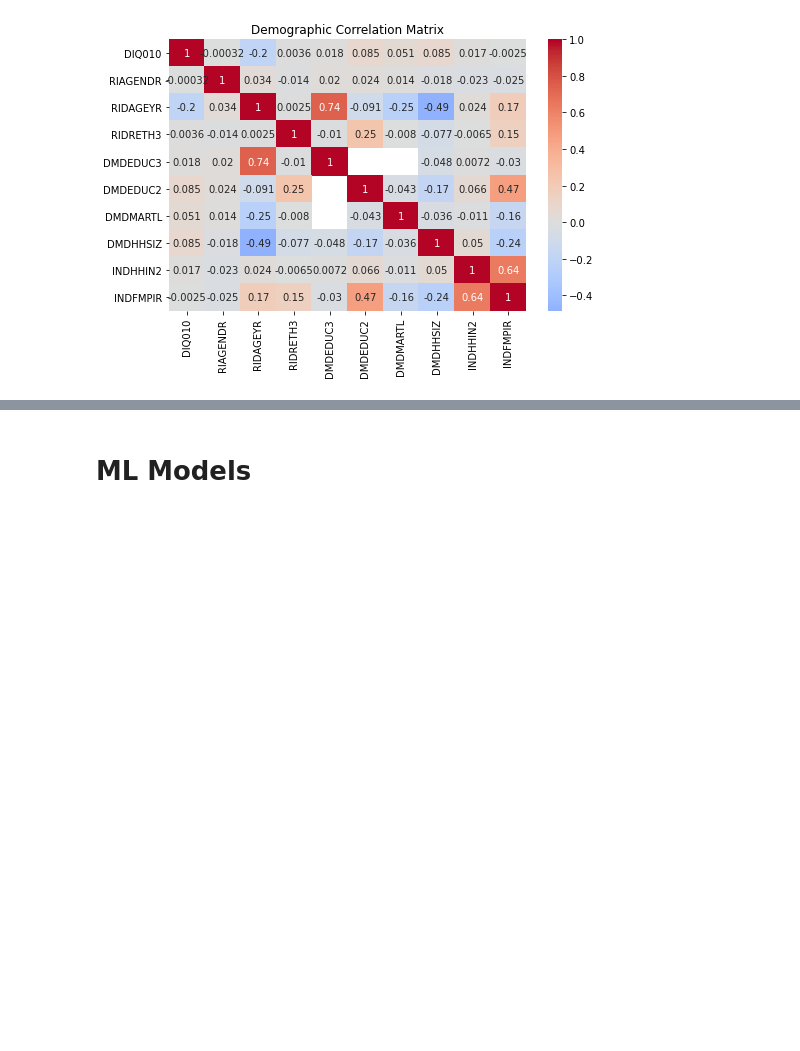
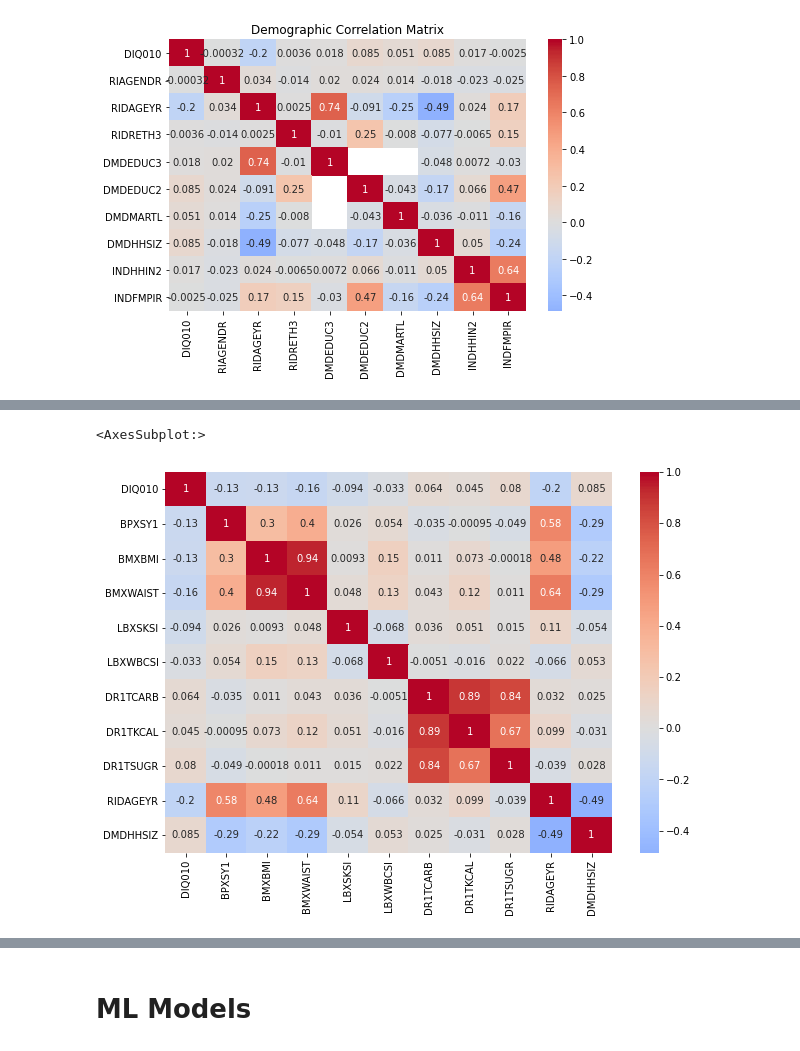
Before and after one commit to carriestienen/DSC540_finalproject, a Jupyter notebook: AdvancedMachineLearning_FinalProject.ipynb, the cells around one changed output, grey strips where cells are left out. Cells and saved outputs as stored; diff of their text form; code cells hidden in the pictures; blank space fills up the shorter version.

```diff
--- a/AdvancedMachineLearning_FinalProject.ipynb
+++ b/AdvancedMachineLearning_FinalProject.ipynb
@@ -385,0 +392,8 @@ Text(0.5, 1.0, 'Demographic Correlation Matrix')
+# %%
+q_1 = dfs[['DIQ010', 'BPXSY1', 'BMXBMI', 'BMXWAIST', 'LBXSKSI', 'LBXWBCSI', 'DR1TCARB', 'DR1TKCAL',
+     'DR1TSUGR', 'RIDAGEYR', 'DMDHHSIZ']]
+fig, ax = plt.subplots(figsize=(10, 7))
+sns.heatmap(q_1.corr(), center=0, cmap='coolwarm', annot=True)
+# %% [output]
+<AxesSubplot:>
+[figure, added]
```
Also changed, not shown: parts of 4 cells of this notebook.
